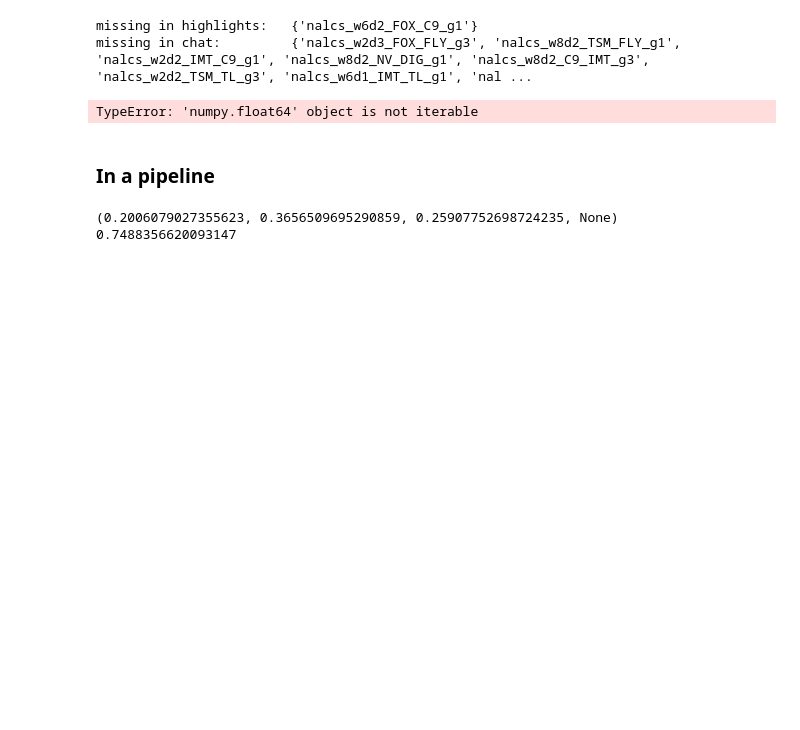
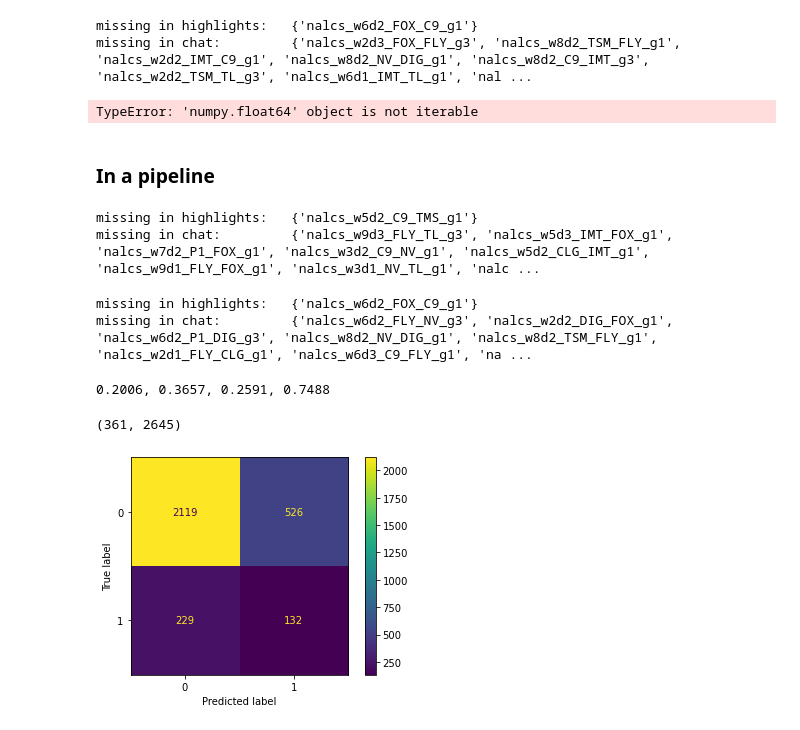
Before and after one commit to maugl/chat-highlight-detection, a Jupyter notebook: Baseline_text.ipynb, the cells around one changed output. Saved outputs shown, nothing was run; the diff lists cells and outputs as text; code cells hidden in the pictures; blank space fills up the shorter version.

```diff
--- a/Baseline_text.ipynb
+++ b/Baseline_text.ipynb
@@ -172,6 +206,14 @@ text_clf = Pipeline([
     ('tfidf', TfidfTransformer()),
     ('clf', MultinomialNB())
 ])
+# %%
+ch_train, hl_train = load_train_val_docs(mode="train", load_random=5, random_state=42)
+# %% [output]
+missing in highlights:   {'nalcs_w5d2_C9_TMS_g1'}
+missing in chat:         {'nalcs_w9d3_FLY_TL_g3', 'nalcs_w5d3_IMT_FOX_g1', 'nalcs_w7d2_P1_FOX_g1', 'nalcs_w3d2_C9_NV_g1', 'nalcs_w5d2_CLG_IMT_g1', 'nalcs_w9d1_FLY_FOX_g1', 'nalcs_w3d1_NV_TL_g1', 'nalc ...
 # %%
 # load validation data
-ch_val, hl_val = load_train_val_docs(mode="val")
+ch_val, hl_val = load_train_val_docs(mode="val", load_random=5, random_state=42)
+# %% [output]
+missing in highlights:   {'nalcs_w6d2_FOX_C9_g1'}
+missing in chat:         {'nalcs_w6d2_FLY_NV_g3', 'nalcs_w2d2_DIG_FOX_g1', 'nalcs_w6d2_P1_DIG_g3', 'nalcs_w8d2_NV_DIG_g1', 'nalcs_w8d2_TSM_FLY_g1', 'nalcs_w2d1_FLY_CLG_g1', 'nalcs_w6d3_C9_FLY_g1', 'na ...
@@ -184,9 +220,22 @@ y_val = hl_val
+# %%
+# x_val, y_val = balance_data_parallel(ch_val, hl_val, strategy="undersample") => doesn't make sense
+x_val, y_val = ch_val, hl_val
+# %%
+x_train, y_train = balance_data_parallel(ch_train, hl_train, strategy="oversample")
 # %%
 text_clf.fit(x_train, y_train)
 y_pred = text_clf.predict(x_val)
 
-print(precision_recall_fscore_support(y_val, y_pred, average="binary"))
-print(accuracy_score(y_true, y_pred))
+p,r,f,_ = precision_recall_fscore_support(y_val, y_pred, average="binary")
+print(f"{p:.04f}, {r:.04f}, {f:.04f}, {accuracy_score(y_val, y_pred):.04f}")
 # %% [output]
-(0.2006079027355623, 0.3656509695290859, 0.25907752698724235, None)
-0.7488356620093147
+0.2006, 0.3657, 0.2591, 0.7488
+# %%
+sum(hl_val==1), sum(hl_val==0)
+# %% [output]
+(361, 2645)
+# %%
+cf = ConfusionMatrixDisplay.from_estimator(text_clf, x_val, y_val)
+plt.show()
+# %% [output]
+[figure, added]
```
Also changed, not shown: parts of 16 cells of this notebook.
